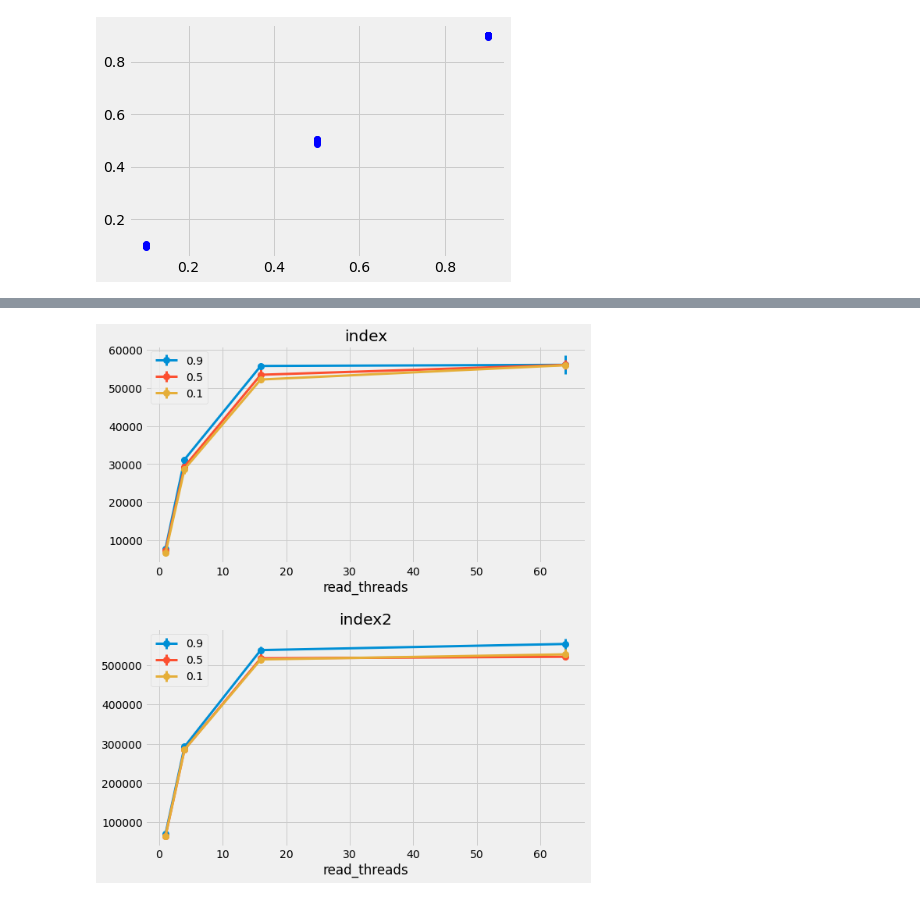
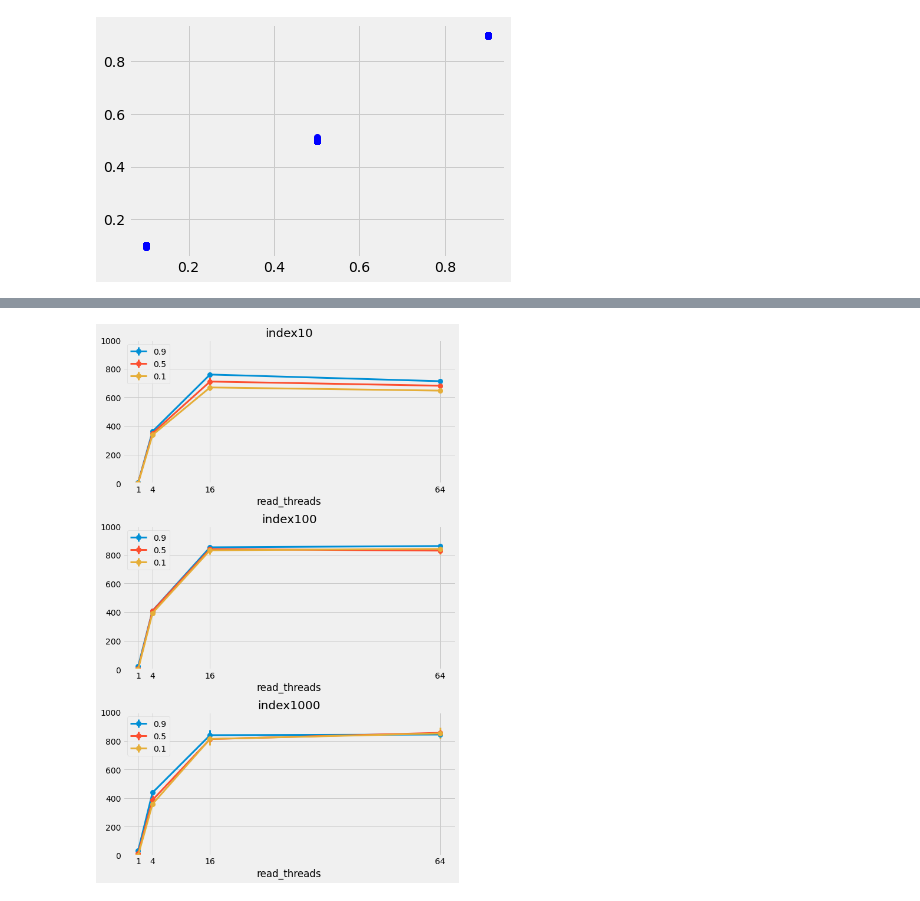
Before and after one commit to DBFromZero/dbf0java, a Jupyter notebook: analysis/benchmark_disk_key_value_readonly.ipynb, the cells around one changed output, grey strips where cells are left out. Saved outputs shown, nothing was run; the diff lists cells and outputs as text; code cells hidden in the pictures.

Commit message:
revised locally benchmarking results and analysis

```diff
--- a/analysis/benchmark_disk_key_value_readonly.ipynb
+++ b/analysis/benchmark_disk_key_value_readonly.ipynb
@@ -41,7 +41,9 @@ plt.plot(results['known_key_get_frac'], results['found'] / results['get'], 'bo')
 [<matplotlib.lines.Line2D at 0x...>]
 [figure]
 # %%
-agg = results.groupby(['index', 'known_key_get_frac', 'read_threads'])['get'].describe()
+x = results.copy()
+x['get'] /= (duration_seconds * 1000)
+agg = x.groupby(['index', 'known_key_get_frac', 'read_threads'])['get'].describe()
 agg
 # %% [output]
 |  |  |  | count | mean | std | min | 25% | 50% | 75% | ... |
@@ -65,14 +79,23 @@ agg
 # %%
-fig = plt.figure(figsize=(9, 11))
+fig = plt.figure(figsize=(9, 15))
 fig.subplots_adjust(hspace=0.3)
 for i,(index, x) in enumerate(agg.reset_index().groupby('index')):
-    ax = fig.add_subplot(2, 1, i+1)
+    ax = fig.add_subplot(3, 1, i+1)
     ax.set_title(index)
+    t0 = x['50%'].min()
     for kkgf, x in list(x.groupby('known_key_get_frac'))[::-1]:
         x = x.set_index('read_threads')
+        for c in '25%', '50%', '75%':
+            x[c] /= t0
+            x[c] -= 1
+            x[c] *= 100
         iq = x[['25%', '75%']].copy()
         iq['25%'] = x['50%'] - iq['25%']
         iq['75%'] -= x['50%']
+
         x.plot(ax=ax, y='50%', yerr=iq.values.T, label=kkgf, marker='o', ms=8, lw=3)
+        ax.set_ylim(0, 1000)
+        ax.set_xticks([1, 4, 16, 64])
+        ax.legend(loc='upper left')
 # %% [output]
-[figure, old version]
+[figure, new version]
```
Also changed, not shown: parts of 4 cells of this notebook, 1 other file.
